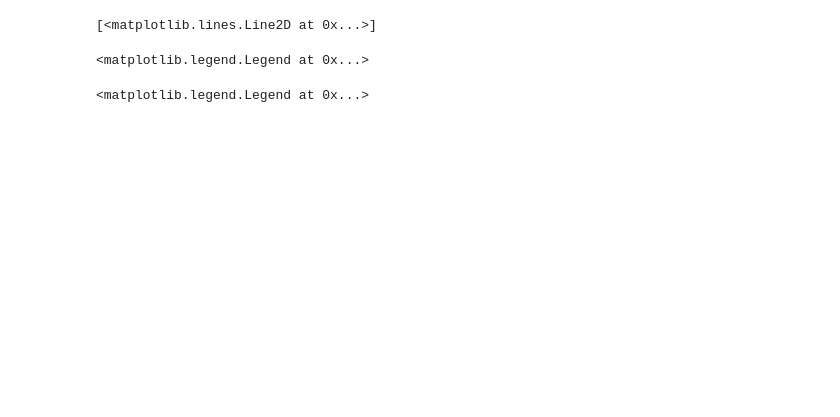
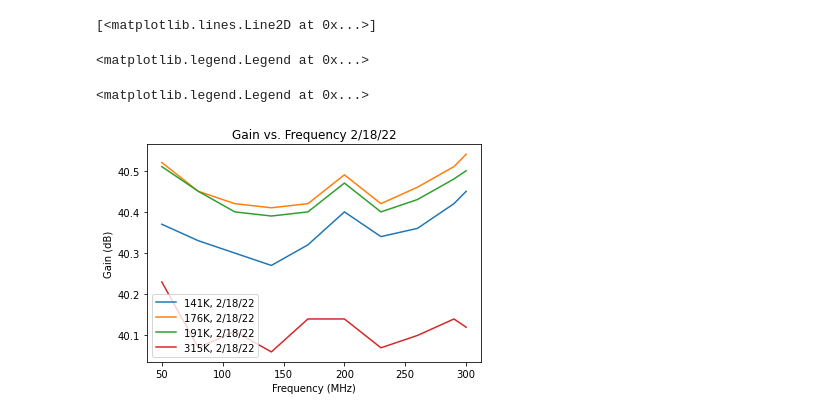
Before and after one commit to josephmlev/darkRadio, a Jupyter notebook: daqAnalysisAndExperiments/lnaNoiseTemp/plotNoiseTemp_V2_2.18.22.ipynb, the cells around one changed output. Cells and saved outputs as stored; diff of their text form; code cells hidden in the pictures; blank space fills up the shorter version.

Commit message:
ANA: plotting notebook for BN101240dB noise temp and gain correction

```diff
--- a/daqAnalysisAndExperiments/lnaNoiseTemp/plotNoiseTemp_V2_2.18.22.ipynb
+++ b/daqAnalysisAndExperiments/lnaNoiseTemp/plotNoiseTemp_V2_2.18.22.ipynb
@@ -2,6 +2,10 @@
 import numpy as np
 import matplotlib.pyplot as plt
 from scipy.interpolate import interp1d
+
+from pylab import rcParams
+rcParams['figure.figsize'] = 12, 8
+rcParams.update({'font.size': 16})
 plt.close('all')
 # %%
 def noiseTemp(NF):
@@ -67,17 +80,18 @@ plt.legend()
 # %%
 plt.figure()
 plt.title('Gain vs. Frequency 2/18/22')
 #plt.plot(hpFreqArr, G_134K_1_30_22, label = '134K, 1/30/22')
 plt.plot(hpFreqArr, G_141K_2_18_22, label = '141K, 2/18/22')
 plt.plot(hpFreqArr, G_176K_2_18_22, label = '176K, 2/18/22')
 plt.plot(hpFreqArr, G_191K_2_18_22, label = '191K, 2/18/22')
 plt.plot(hpFreqArr, G_315K_2_18_22, label = '315K, 2/18/22')
 #plt.plot(hpFreqArr, G_295_1_31_22, label = 'Room Temp, 1/31/22')
-plt.xlabel('Frequency (MHz))')
+plt.xlabel('Frequency (MHz)')
 plt.ylabel('Gain (dB)')
 plt.legend()
 # %% [output]
 <matplotlib.legend.Legend at 0x...>
+[figure, added]
 # %%
 plt.figure()
 plt.title('Average Noise Temperature vs Amp Temperature')
```
Also changed, not shown: parts of 17 cells of this notebook, 6 other files.
